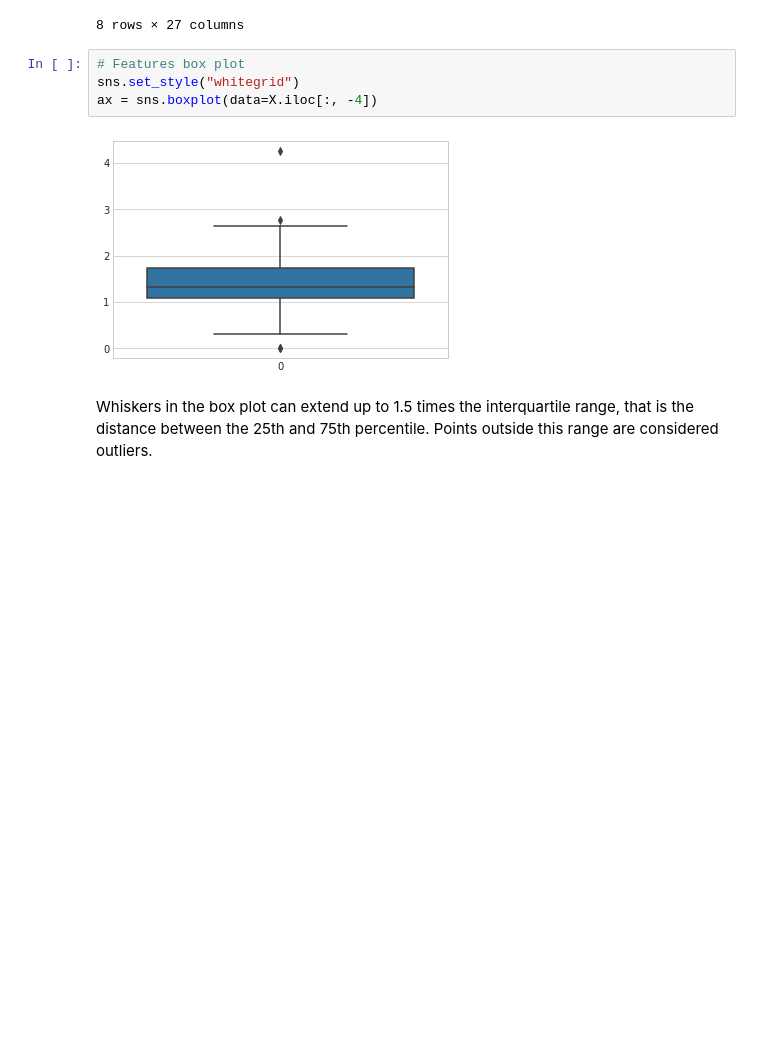
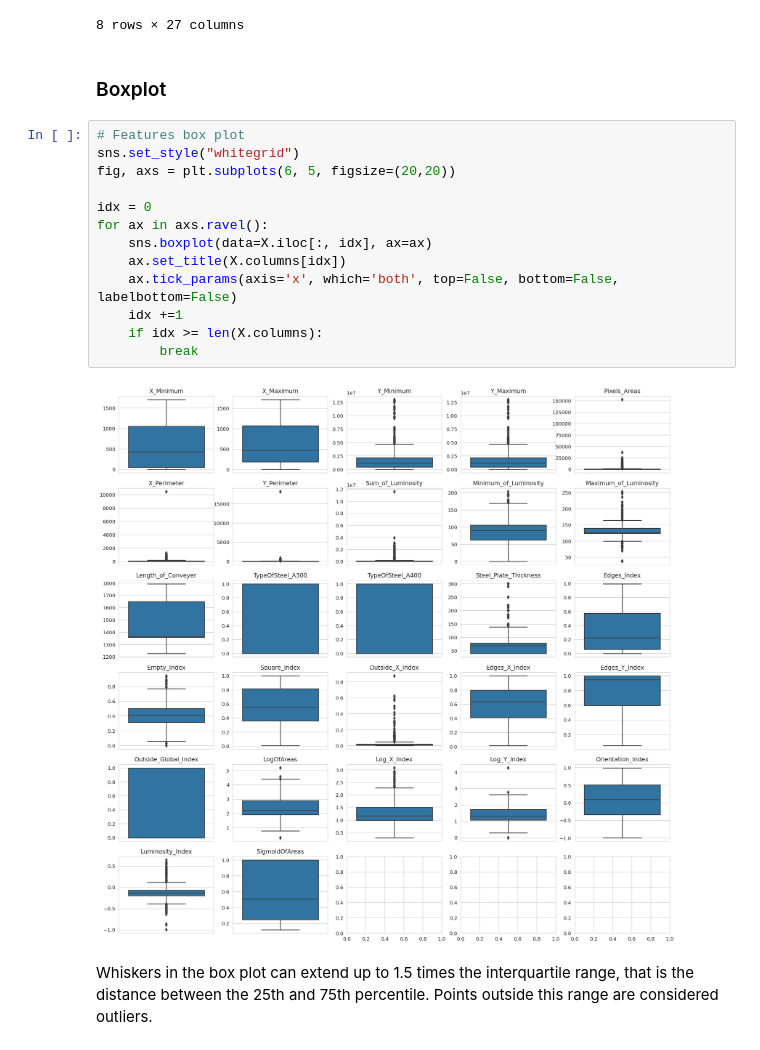
Before and after one commit to dn-lo/ECV_BigData, a Jupyter notebook: steelPlates.ipynb, the cells around one changed output. Saved outputs shown, nothing was run; the diff lists cells and outputs as text; blank space fills up the shorter version.

```diff
--- a/steelPlates.ipynb
+++ b/steelPlates.ipynb
@@ -81,11 +88,22 @@ X.describe()
 | 75% | 1053.000000 | 1072.000000 | 2.183073e+06 | 2.183084e+06 | 822.000000 | 84.000000 | 83.000000 | 8.301100e+04 | ... |
 | max | 1705.000000 | 1713.000000 | 1.298766e+07 | 1.298769e+07 | 152655.000000 | 10449.000000 | 18152.000000 | 1.159141e+07 | ... |
 8 rows × 27 columns
-# %%
-# Features box plot
-sns.set_style("whitegrid")
-ax = sns.boxplot(data=X.iloc[:, -4])
-# %% [output]
-[figure, removed]
+# %% [markdown]
+### Boxplot
+# %%
+# Features box plot
+sns.set_style("whitegrid")
+fig, axs = plt.subplots(6, 5, figsize=(20,20))
+
+idx = 0
+for ax in axs.ravel():
+    sns.boxplot(data=X.iloc[:, idx], ax=ax)
+    ax.set_title(X.columns[idx])
+    ax.tick_params(axis='x', which='both', top=False, bottom=False, labelbottom=False)
+    idx +=1
+    if idx >= len(X.columns):
+        break
+# %% [output]
+[figure, added]
 # %% [markdown]
 Whiskers in the box plot can extend up to 1.5 times the interquartile range, that is the distance between the 25th and 75th percentile. Points outside this range are considered outliers.
```
Also changed, not shown: parts of 80 cells of this notebook.
